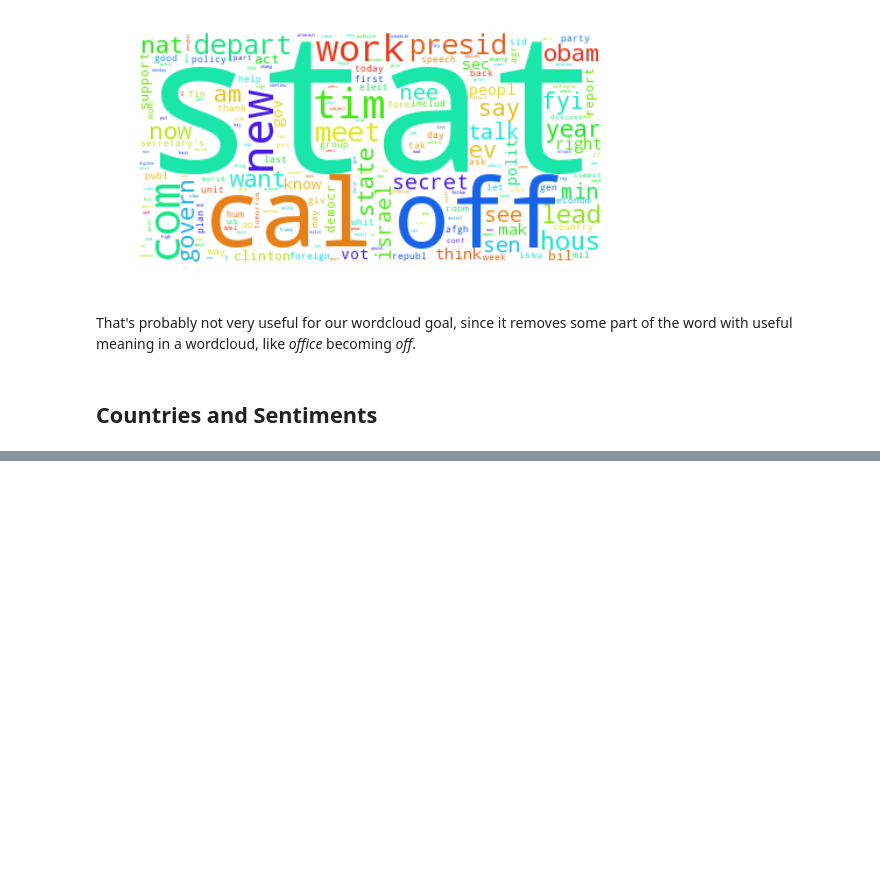
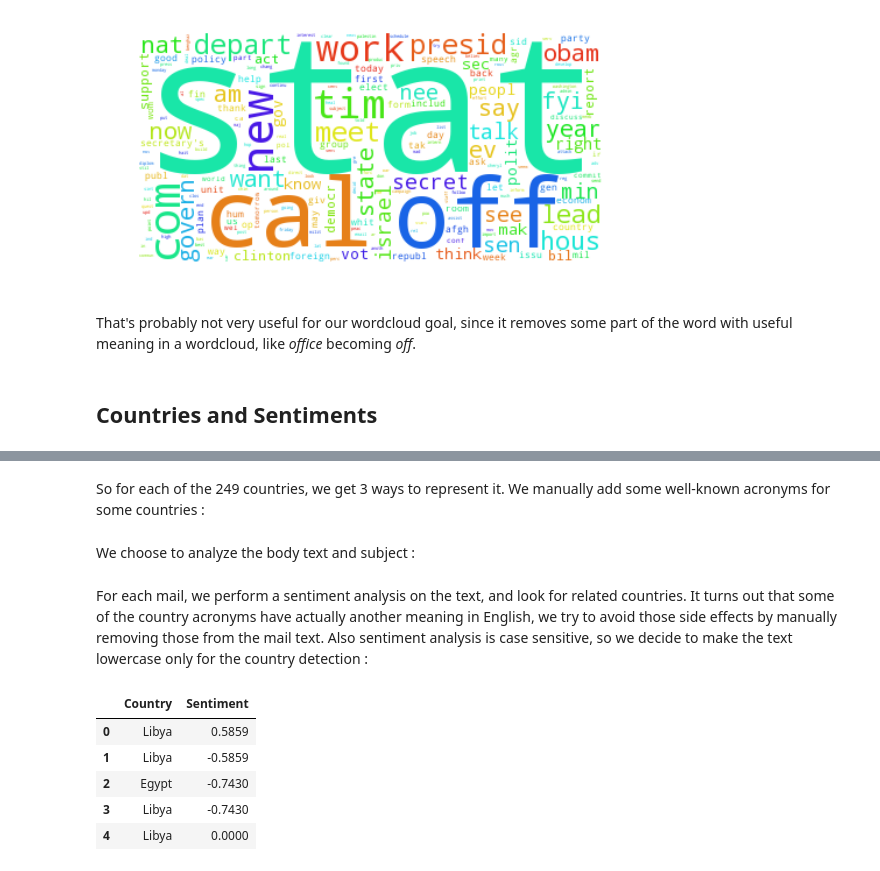
Before and after one commit to loistal/ADA_lab1, a Jupyter notebook: 05- Tamming Text/Hillary Email Controversy.ipynb, the cells around one changed output, grey strips where cells are left out. Drawn from its saved outputs; the diff is of its cells as text; code cells hidden in the pictures; blank space fills up the shorter version.

```diff
--- a/05- Tamming Text/Hillary Email Controversy.ipynb
+++ b/05- Tamming Text/Hillary Email Controversy.ipynb
@@ -122,0 +119,8 @@ That's probably not very useful for our wordcloud goal, since it removes some pa
+# %%
+countries = {}
+
+for c in pycountry.countries:
+    countries[c.name] = [c.name.lower(), c.alpha_2.lower(), c.alpha_3.lower()]
+
+print('Number of countries : {}.'.format(len(countries)))
+countries
@@ -122,0 +146,2 @@ That's probably not very useful for our wordcloud goal, since it removes some pa
+# %% [markdown]
+So for each of the 249 countries, we get 3 ways to represent it. We manually add some well-known acronyms for some countries :
@@ -122,0 +151,47 @@ That's probably not very useful for our wordcloud goal, since it removes some pa
+# %% [markdown]
+We choose to analyze the body text and subject :
+# %%
+# Extract subjects and body texts
+subject = emails['ExtractedSubject'].dropna()
+body = emails['ExtractedBodyText'].dropna()
+
+# Merge subjects and bodies for sentiment analysis
+mails = [x[0] + ' ' + x[1] for x in zip(subject, body)]
+# %% [markdown]
+For each mail, we perform a sentiment analysis on the text, and look for related countries. It turns out that some of the country acronyms have actually another meaning in English, we try to avoid those side effects by manually removing those from the mail text. Also sentiment analysis is case sensitive, so we decide to make the text lowercase only for the country detection :
+# %%
+from nltk.sentiment import vader
+
+# Useful objects to perform analysis
+vad = vader.SentimentIntensityAnalyzer()
+tok = TweetTokenizer()
+
+id = 0
+sentiments = {}
+coutries_stopwords = ['re', 'us', 'no', 'nor', 'ca', 'pm', 'cc', 'fm', 'tv', 'lie', 'mr', 'jordan', 'mm', 'mn', 'ai']
+coutries_stopwords = set(coutries_stopwords).union(STOPWORDS)
+
+# Take 100 first mails for development
+for mail in mails[:100]:
+    # Perform sentiment analysis
+    score = vad.polarity_scores(mail)['compound']
+
+    # Use the lowercase and tokenized, without stopwords version to find countries
+    txt = set(tok.tokenize(mail.lower())) - coutries_stopwords
+
+    # Look into the concerned countries
+    for country, names in countries.items():
+        if not txt.isdisjoint(set(names)):
+            sentiments[id] = [country, score]
+            id += 1
+
+df = pd.DataFrame.from_dict(sentiments, orient='index')
+df.columns = ['Country', 'Sentiment']
+df.head(5)
+# %% [output]
+|  | Country | Sentiment |
+| 0 | Libya | 0.5859 |
+| 1 | Libya | -0.5859 |
+| 2 | Egypt | -0.7430 |
+| 3 | Libya | -0.7430 |
+| 4 | Libya | 0.0000 |
```
Also changed, not shown: parts of 11 cells of this notebook.
